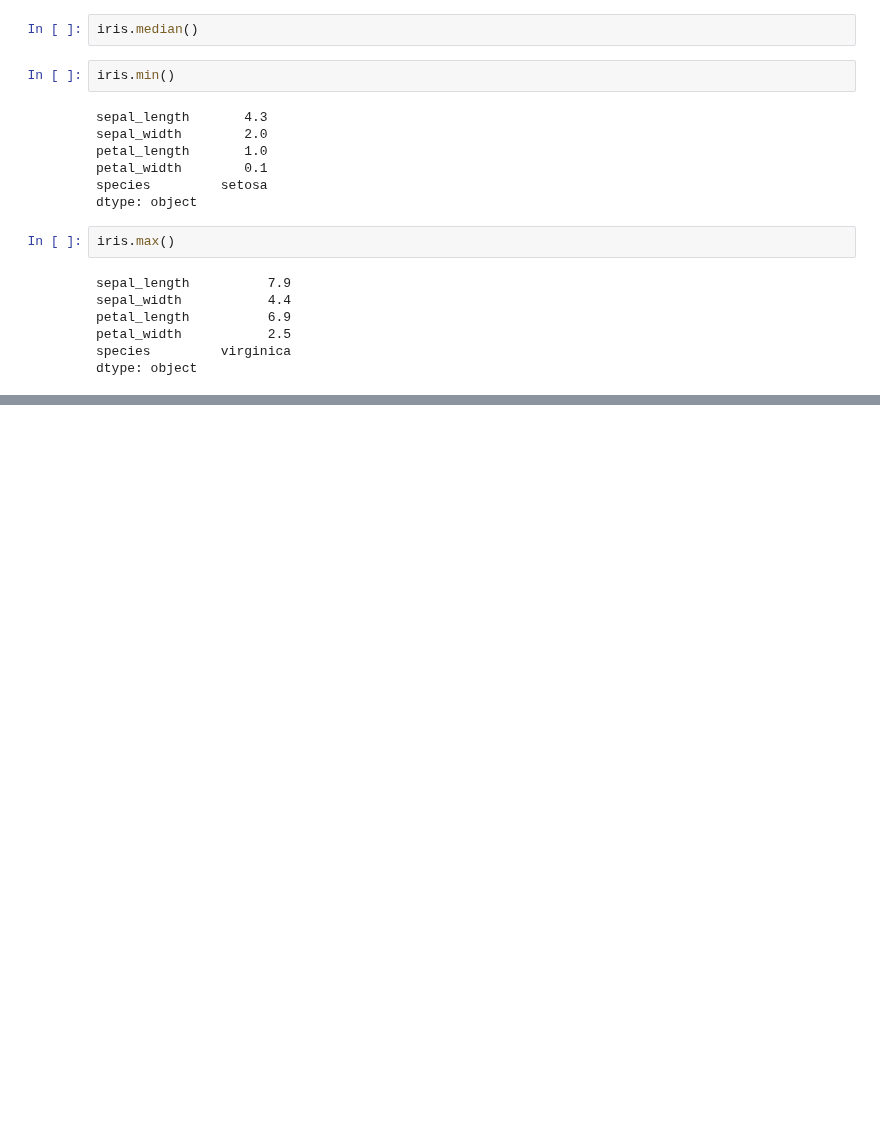
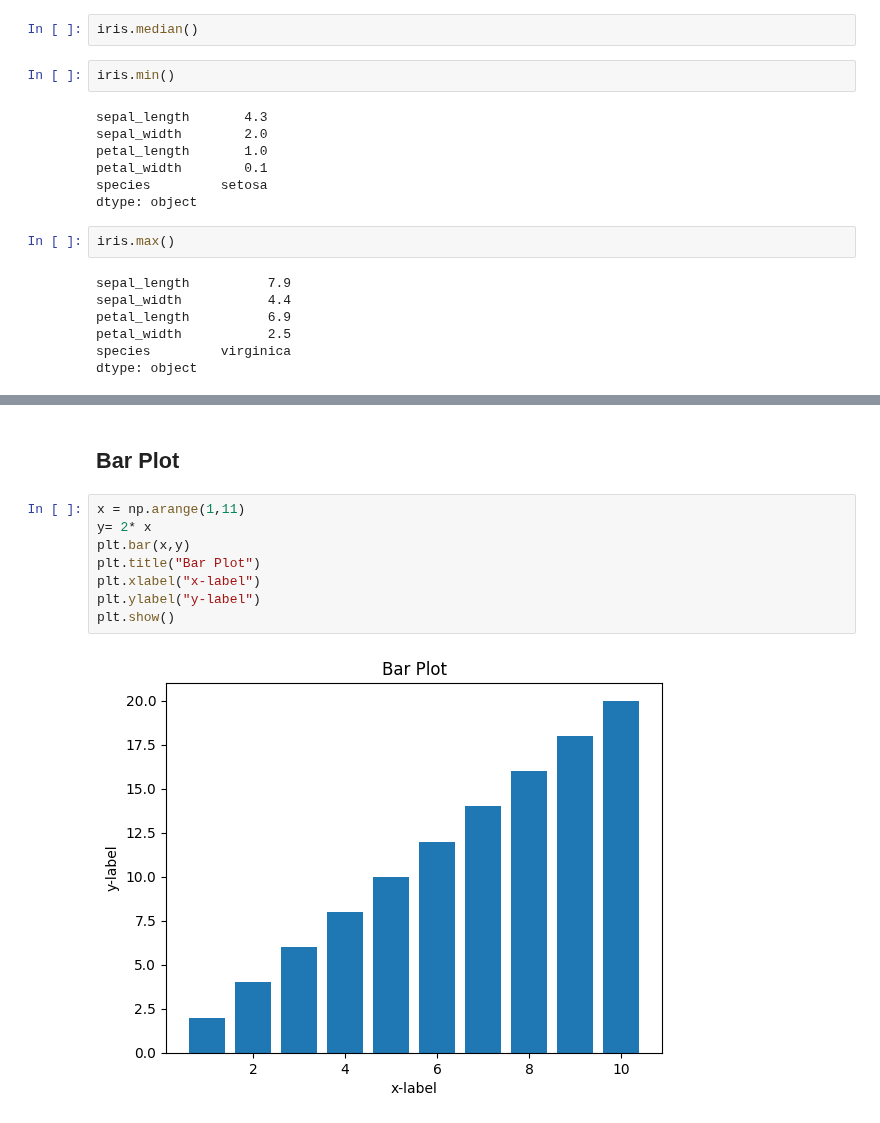
Before and after one commit to vaibhav-arde/Python_for_AI_ML_Data_Science, a Jupyter notebook: python_notebook.ipynb, the cells around one changed output, grey strips where cells are left out. Saved outputs shown, nothing was run; the diff lists cells and outputs as text; blank space fills up the shorter version.

```diff
--- a/python_notebook.ipynb
+++ b/python_notebook.ipynb
@@ -1959,0 +2016,12 @@ dtype: object
+# %% [markdown]
+## Bar Plot
+# %%
+x = np.arange(1,11)
+y= 2* x
+plt.bar(x,y)
+plt.title("Bar Plot")
+plt.xlabel("x-label")
+plt.ylabel("y-label")
+plt.show()
+# %% [output]
+[figure, added]
```
Also changed, not shown: parts of 22 cells of this notebook.
